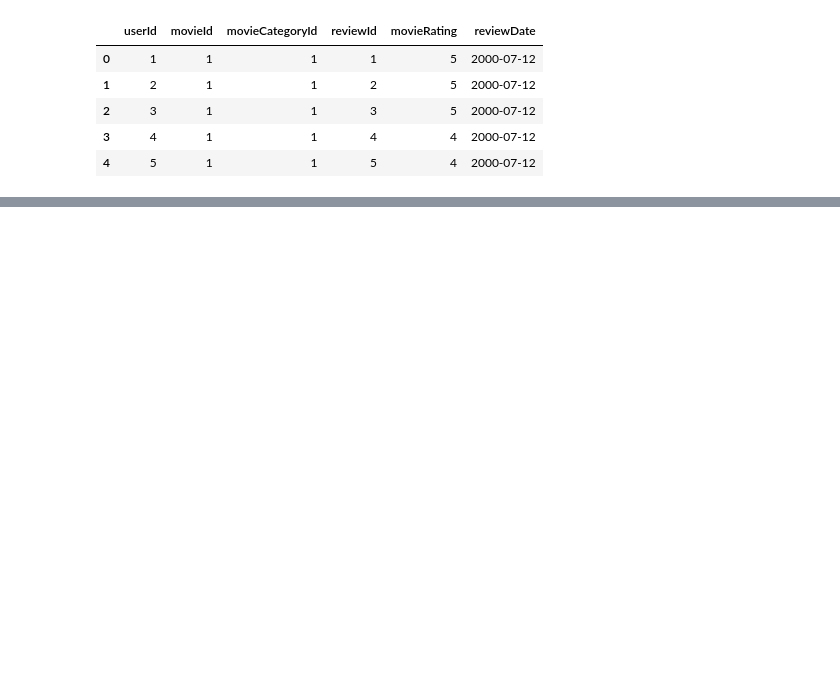
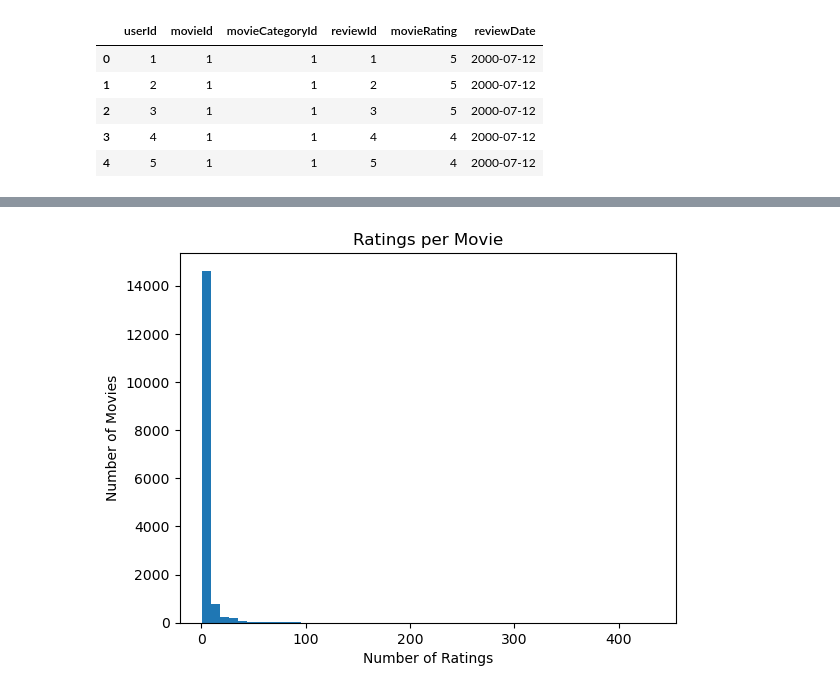
Before and after one commit to Angelique9227/movie-rec-syst, a Jupyter notebook: notebooks/analysis.ipynb, the cells around one changed output, grey strips where cells are left out. Cells and saved outputs as stored; diff of their text form; code cells hidden in the pictures; blank space fills up the shorter version.

```diff
--- a/notebooks/analysis.ipynb
+++ b/notebooks/analysis.ipynb
@@ -30,0 +68,10 @@ print(ratings.columns)
+# %%
+ratings_per_movie = ratings.groupby("movieId").size()
+
+plt.hist(ratings_per_movie, bins=50)
+plt.title("Ratings per Movie")
+plt.xlabel("Number of Ratings")
+plt.ylabel("Number of Movies")
+plt.show()
+# %% [output]
+[figure, added]
```
Also changed, not shown: parts of 8 cells of this notebook, 1 other file.
